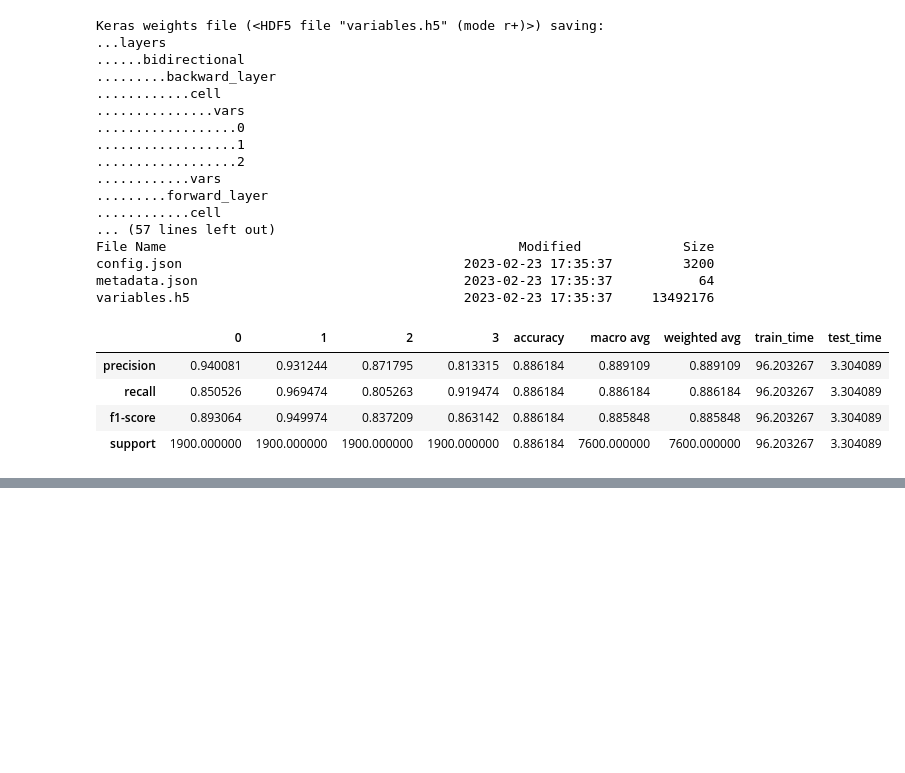
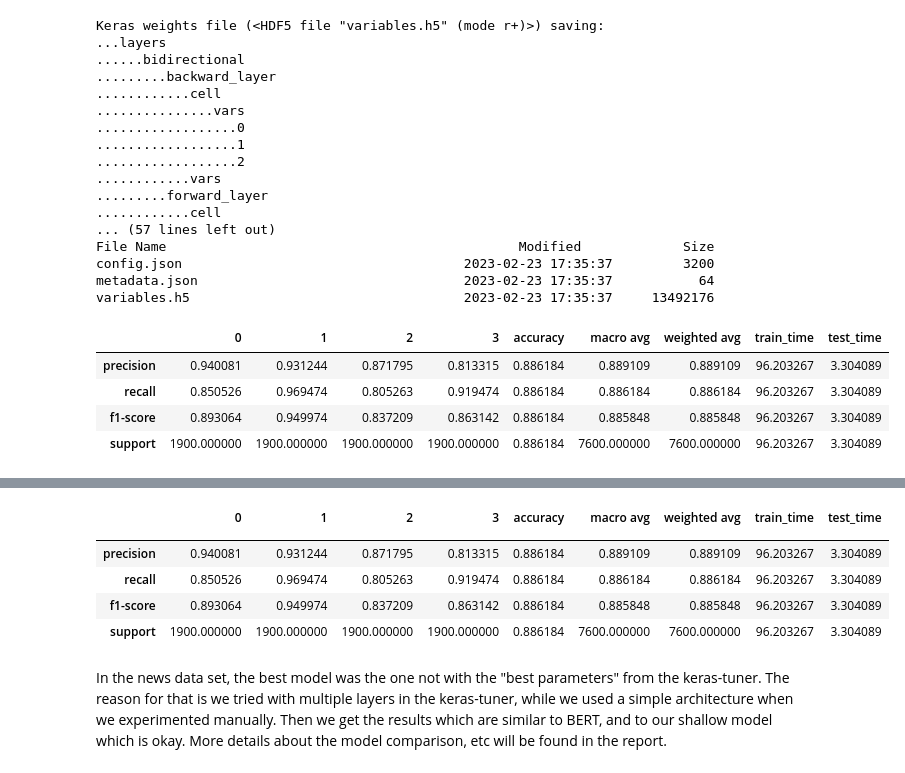
Before and after one commit to r-gg/ml-37, a Jupyter notebook: Exercise 3/lstm-model.ipynb, the cells around one changed output, grey strips where cells are left out. Cells and saved outputs as stored; diff of their text form; code cells hidden in the pictures; blank space fills up the shorter version.

```diff
--- a/Exercise 3/lstm-model.ipynb
+++ b/Exercise 3/lstm-model.ipynb
@@ -1254,0 +1290,11 @@ news_m3_results
+# %%
+news_m3_results
+# %% [output]
+|  | 0 | 1 | 2 | 3 | accuracy | macro avg | weighted avg | train_time | test_time |
+|  |  |  |  |  |  |  |  |  |  |
+| precision | 0.940081 | 0.931244 | 0.871795 | 0.813315 | 0.886184 | 0.889109 | 0.889109 | 96.203267 | 3.304089 |
+| recall | 0.850526 | 0.969474 | 0.805263 | 0.919474 | 0.886184 | 0.886184 | 0.886184 | 96.203267 | 3.304089 |
+| f1-score | 0.893064 | 0.949974 | 0.837209 | 0.863142 | 0.886184 | 0.885848 | 0.885848 | 96.203267 | 3.304089 |
+| support | 1900.000000 | 1900.000000 | 1900.000000 | 1900.000000 | 0.886184 | 7600.000000 | 7600.000000 | 96.203267 | 3.304089 |
+# %% [markdown]
+In the news data set, the best model was the one not with the "best parameters" from the keras-tuner. The reason for that is we tried with multiple layers in the keras-tuner, while we used a simple architecture when we experimented manually. Then we get the results which are similar to BERT, and to our shallow model which is okay. More details about the model comparison, etc will be found in the report.
```
Also changed, not shown: parts of 48 cells of this notebook, 2 other files.
